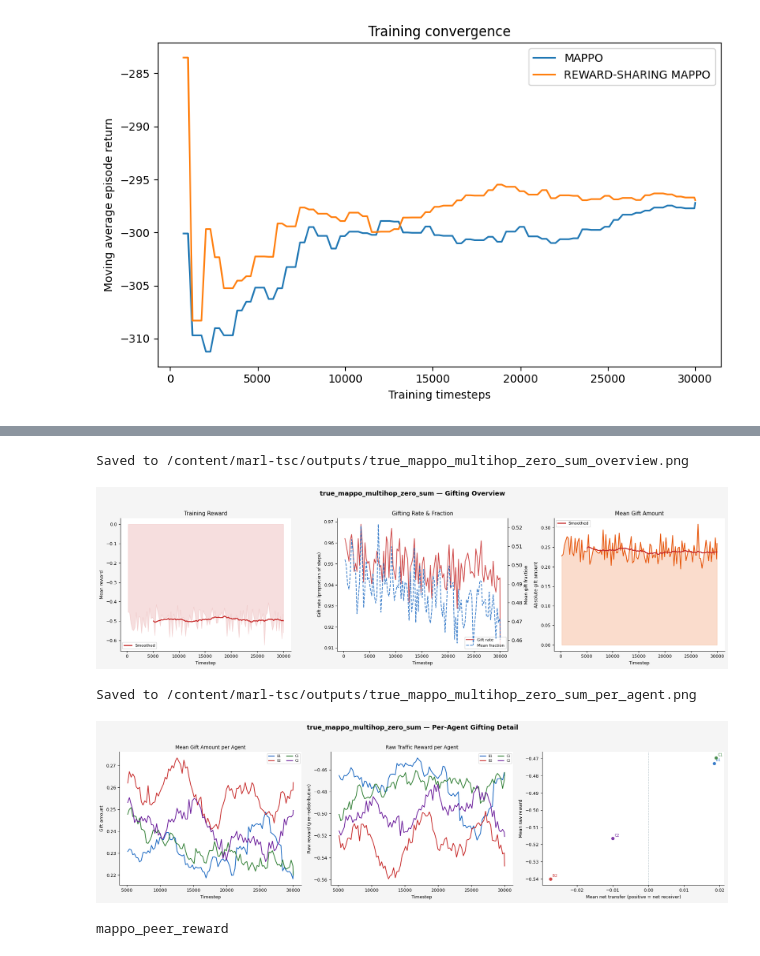
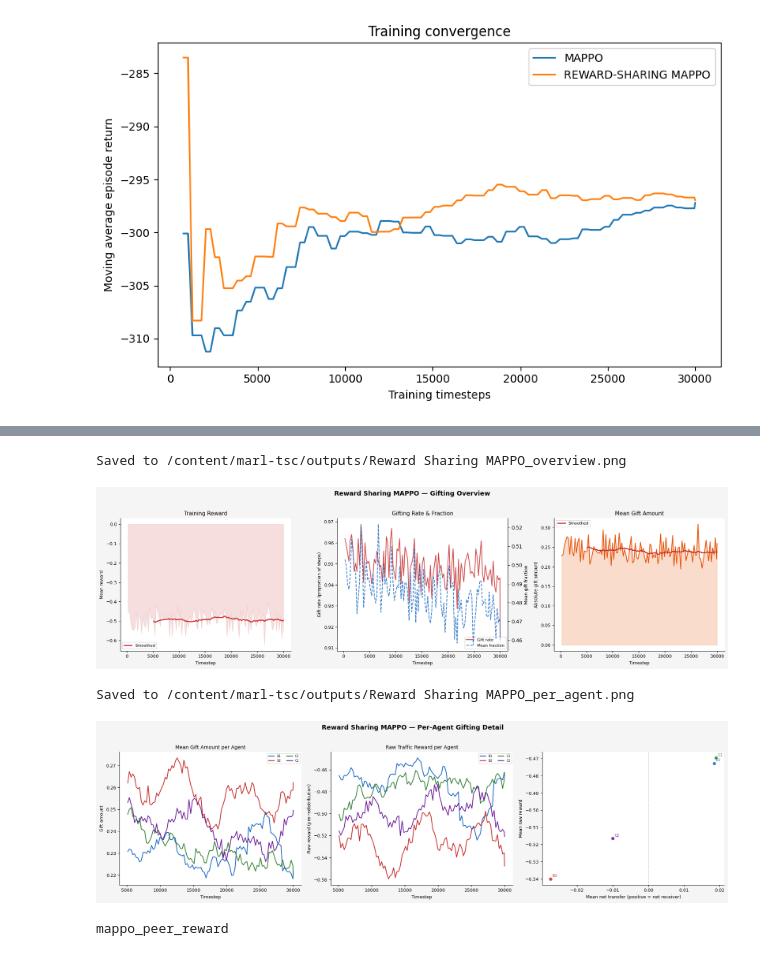
Before and after one commit to abergh18/marl-tsc, a Jupyter notebook: notebooks/main_flow.ipynb, the cells around one changed output, grey strips where cells are left out. Cells and saved outputs as stored; diff of their text form; code cells hidden in the pictures.

```diff
--- a/notebooks/main_flow.ipynb
+++ b/notebooks/main_flow.ipynb
@@ -239,18 +239,18 @@ from marl_tsc.evaluate_gifting import (
 # %%
 gifting_visualisation(
     history=reward_sharing_history,
     agent_ids=traffic_light_ids,
-    algorithm_name="true_mappo_multihop_zero_sum",
+    algorithm_name="Reward Sharing MAPPO",
     output_dir=str(OUTPUT_DIR),
     smooth_window=20,
     save=True,
     show=True,
 )
 # %% [output]
-Saved to /content/marl-tsc/outputs/true_mappo_multihop_zero_sum_overview.png
+Saved to /content/marl-tsc/outputs/Reward Sharing MAPPO_overview.png
-[figure, old version]
+[figure, new version]
-Saved to /content/marl-tsc/outputs/true_mappo_multihop_zero_sum_per_agent.png
+Saved to /content/marl-tsc/outputs/Reward Sharing MAPPO_per_agent.png
-[figure, old version]
+[figure, new version]
 # %%
 print(reward_sharing_history[0].get("algorithm"))
 # %% [output]
```
